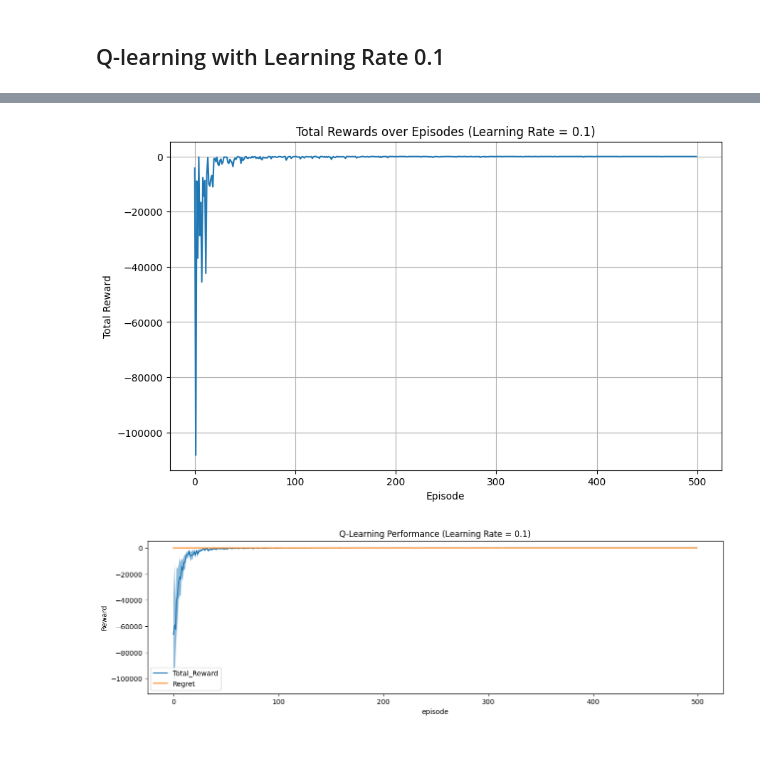
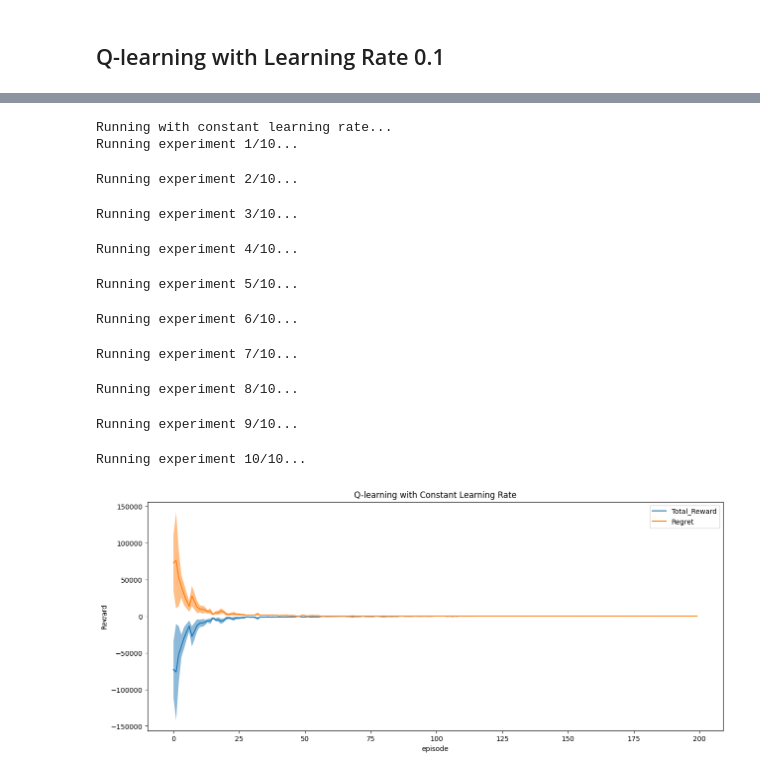
Before and after one commit to F102M8/UT-Interactive-Learning-Course-Projects, a Jupyter notebook: RL_HW3/RL_HW3_810199489.ipynb, the cells around one changed output, grey strips where cells are left out. Cells and saved outputs as stored; diff of their text form; code cells hidden in the pictures; blank space fills up the shorter version.

```diff
--- a/RL_HW3/RL_HW3_810199489.ipynb
+++ b/RL_HW3/RL_HW3_810199489.ipynb
@@ -43,14 +46,23 @@ warnings.filterwarnings("ignore")
 # %%
 env = gym.make('CliffWalking-v0')
 # %%
-discount = 0.9  # Discount factor
-learning_rate = 0.1  # Learning rate
+discount = 0.9
 
+learning_rate = 0.1
 reduced_learning_rate = 0.01
-
+min_lr = 0.001
 
 epsilon = 1.0
 epsilon_decay = 0.99
-
+min_epsilon = 0.01
+#-----
+param_grid = {
+    'discount': [0.9, 0.95],
+    'learning_rate': [0.1, 0.05, 0.01],
+    'learning_rate_decay': [None, 0.01],
+    'epsilon': [1.0, 0.5],
+    'epsilon_decay': [None, 0.995, 0.99]
+}
+#-----
 num_runs = 10
-num_episodes = 500
+num_episodes = 200
@@ -87,10 +101,11 @@ def plot_result(total_reward_per_run, regret_per_run, num_episodes , num_runs,
 # %% [markdown]
 # A.
 # %%
-# From Hands_on3:
+#from Hands_on3:
+
 class QLearning:
 
-  def __init__(self, env, learning_rate = 0.1, discount = 0.99, epsilon = 1,
+  def __init__(self, env, learning_rate, discount, epsilon,
                epsilon_decay:Optional[float]= None, min_epsilon:Optional[float] = None ,
                learning_rate_decay: Optional[float] = None, min_lr:Optional[float] = None):
 
@@ -105,17 +120,18 @@ class QLearning:
     self.epsilon = epsilon
     self.epsilon_decay = epsilon_decay
 
-    self.learning_rate_decay = learning_rate_decay # for Decreasing Learning Rate
+    self.learning_rate_decay = learning_rate_decay #for Decreasing Learning Rate
     self.initial_lr = learning_rate
     self.min_lr = min_lr
 
     self.min_epsilon = min_epsilon
 
+    self.optimal_reward = -13  #the optimal reward is -13 for CliffWalking-v0 (13 steps to the goal)
 
 
   def get_action(self, state):
     if np.random.rand() < self.epsilon:
-      return env.action_space.sample()
+      return self.env.action_space.sample()
     else:
       return np.argmax(self.q_table[state])
 
@@ -150,7 +166,7 @@ class QLearning:
 
         if terminated or truncated:
           # Calculate regret
-          regret = np.max(self.q_table[state]) -  reward
+          regret = self.optimal_reward -  total_reward
           regrets.append(regret)
           total_rewards.append(total_reward)
           break
@@ -220,27 +236,21 @@ Policy with decreasing learning rate: [1 1 1 1 1 1 1 1 2 1 1 2 1 1 1 2 1 1 2 1 2
-# %%
-agent_constant_lr = QLearning(env, learning_rate=0.1, discount=0.9, epsilon=1, epsilon_decay=0.995)
-regrets_constant, total_rewards_constant, frames_constant = agent_constant_lr.train(1000)
-
-
-# Plot the total rewards over episodes
-plt.figure(figsize=(10, 6))
-plt.plot(total_rewards)
-plt.title("Total Rewards over Episodes (Learning Rate = 0.1)")
-plt.xlabel("Episode")
-plt.ylabel("Total Reward")
-plt.grid()
-plt.show()
-# %% [output]
-[figure, removed]
-# %%
-total_rewards_per_run, regrets_per_run = run_qlearning_experiment(env, learning_rate, discount, num_runs, num_episodes, epsilon, epsilon_decay)
-
-plot_result(
-    total_reward_per_run=total_rewards_per_run,
-    regret_per_run=regrets_per_run,
-    num_episodes=num_episodes,
-    num_runs=num_runs,
-    title="Q-Learning Performance (Learning Rate = 0.1)"
-)
-# %% [output]
-[figure, removed]
+# %%
+print("Running with constant learning rate...")
+total_rewards_const_lr, regrets_const_lr = run_qlearning_experiment(
+    env, num_runs, num_episodes, learning_rate, discount, epsilon,
+    epsilon_decay=epsilon_decay, min_epsilon=min_epsilon)
+
+plot_result(total_rewards_const_lr, regrets_const_lr, num_episodes, num_runs,
+                figsize=(15, 6), title="Q-learning with Constant Learning Rate")
+# %% [output]
+Running with constant learning rate...
+Running experiment 1/10...
+Running experiment 2/10...
+Running experiment 3/10...
+Running experiment 4/10...
+Running experiment 5/10...
+Running experiment 6/10...
+Running experiment 7/10...
+Running experiment 8/10...
+Running experiment 9/10...
+Running experiment 10/10...
+[figure, added]
```
Also changed, not shown: parts of 25 cells of this notebook, 4 other files.
